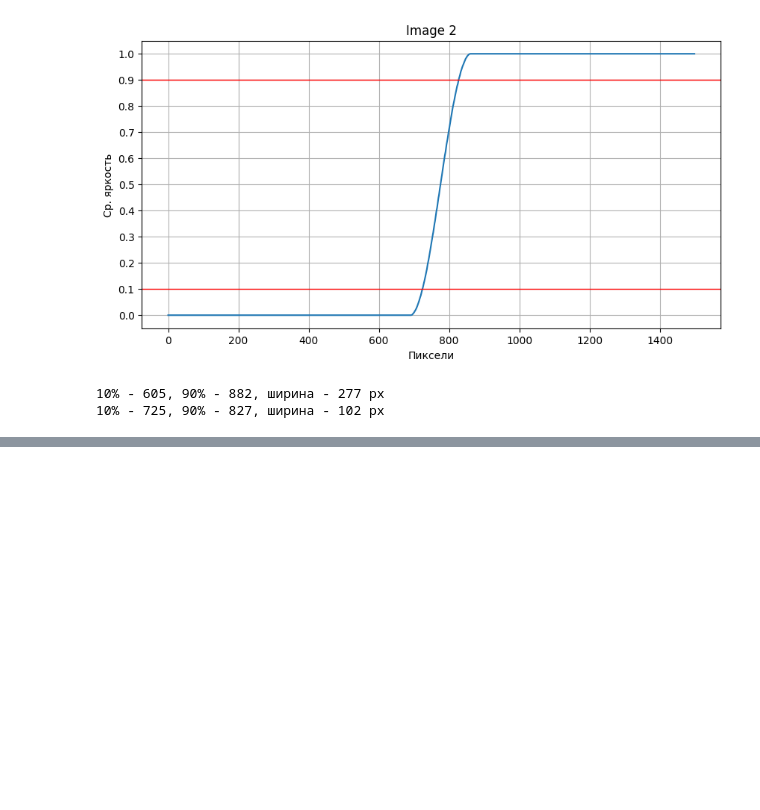
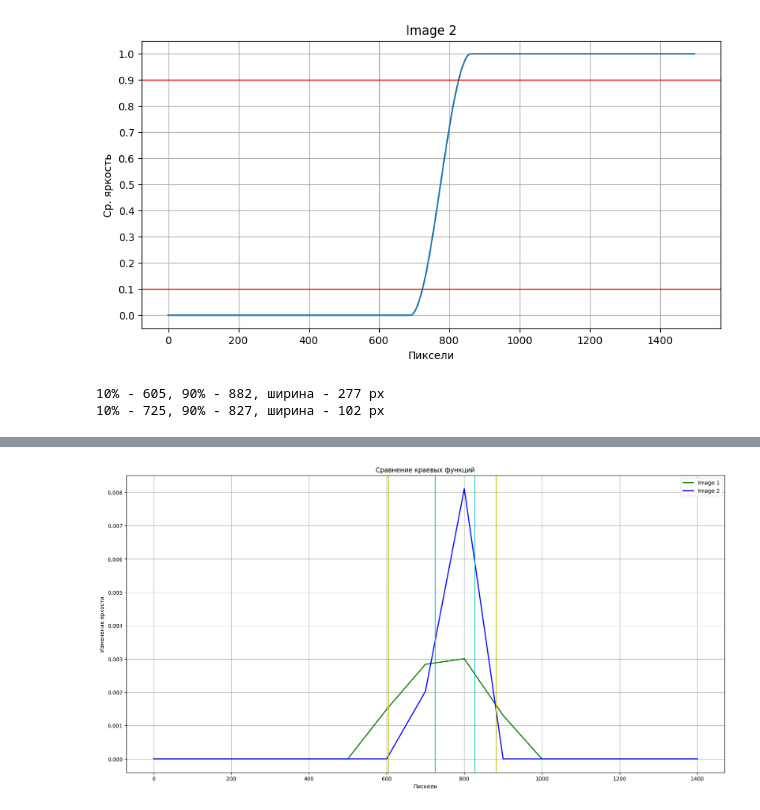
Before and after one commit to AlexOS12/mpo_cv_25, a Jupyter notebook: 3 Функция модуляции передачи/asd.ipynb, the cells around one changed output, grey strips where cells are left out. Cells and saved outputs as stored; diff of their text form; code cells hidden in the pictures; blank space fills up the shorter version.

```diff
--- a/3 Функция модуляции передачи/asd.ipynb
+++ b/3 Функция модуляции передачи/asd.ipynb
@@ -27,6 +27,14 @@ def get_avg_row_colors(image : ImageFile, step : int) -> list[float]:
         avgs.append(sums[x] / samples_count[x])
 
     return avgs
+# %%
+def calc_line_blur(avgs : list[float], step=1) -> list[float]:
+    res = []
+
+    for i in range(1, len(avgs), step):
+        res.append(abs(avgs[i-1] - avgs[i]))
+
+    return res
 # %%
 def scale_avgs(avgs : list[float]) -> list[float]:
     return [avg / 255 for avg in avgs]
@@ -98,0 +123,9 @@ compare_plot("Сравнение функций", list(range(0, img1.width)), av
+# %%
+step = 10
+
+frl1 = calc_line_blur(avgs1, step)
+frl2 = calc_line_blur(avgs2, step)
+
+compare_plot_frl("Сравнение краевых функций", list(range(0, len(avgs1), step)), frl1, frl2, "Image 1", "Image 2", s1, e1, s2, e2)
+# %% [output]
+[figure, added]
```
Also changed, not shown: parts of 2 cells of this notebook.
